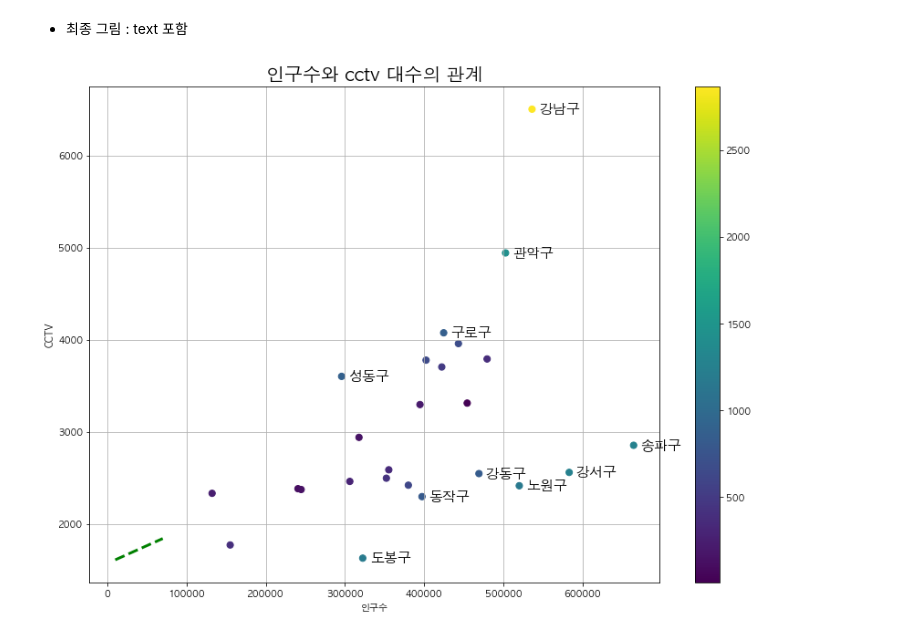
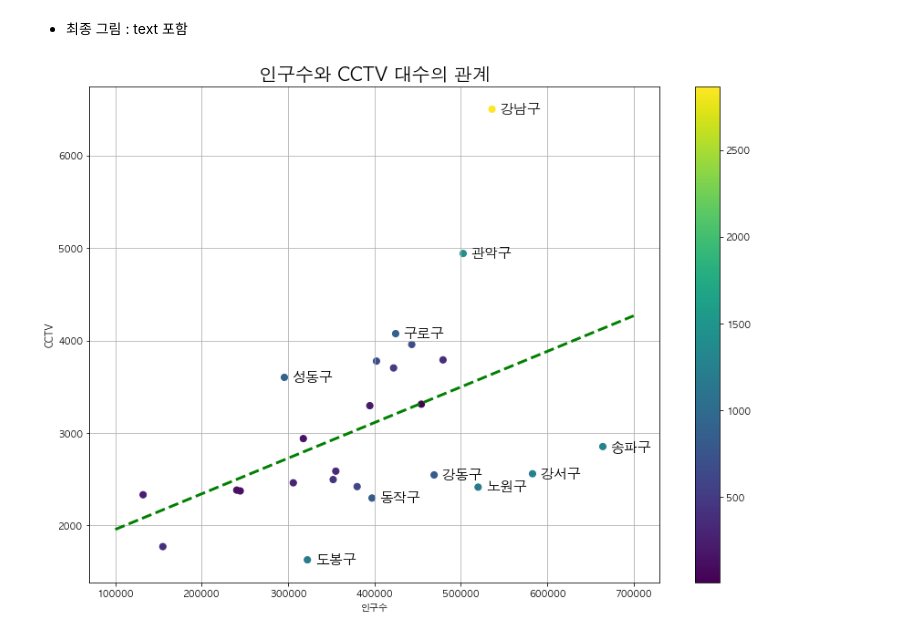
Before and after one commit to saemsaemoo/MachineLearning-2021-12, a Jupyter notebook: 00.데이터분석/21.서울시데이터분석및시각화.ipynb, the cells around one changed output. Cells and saved outputs as stored; diff of their text form; code cells hidden in the pictures.

```diff
--- a/00.데이터분석/21.서울시데이터분석및시각화.ipynb
+++ b/00.데이터분석/21.서울시데이터분석및시각화.ipynb
@@ -13,6 +13,6 @@ import warnings
 warnings.filterwarnings(action='ignore')
 # %%
 df = pd.read_csv('서울시_CCTV_인구_병합데이터.csv')
-df.set_index('구별', inplace=True)
+df.set_index('자치구', inplace=True)
 df.head()
 # %% [output]
@@ -78,7 +79,7 @@ weight, bias
 # %% [output]
 (0.003851197650886375, 1572.3151359747476)
 # %%
-xs = np.array([10000, 70000])
+xs = np.array([100000, 700000])
 ys = (weight * xs) + bias
 ys
 # ⭐️⭐️⭐️⭐️⭐️⭐️ 오류남
@@ -107,15 +128,16 @@ df_sort.head(10)
 - 최종 그림 : text 포함
 # %%
 plt.figure(figsize=(14,10))
-plt.scatter(x=df.인구수, y=df['cctv 대수'], c= df.오차, s=50)
+plt.scatter(x=df.인구수, y=df['cctv대수'], c=df.오차, s=50)
 plt.plot(xs, ys, 'g--', lw=3)
 for i in range(10):
-    plt.text(df_sort.인구수[i]+9000, df_sort['cctv 대수'][i]-50, df_sort.index[i], fontsize=15)
+    plt.text(df_sort.인구수[i]+9000, df_sort['cctv대수'][i]-50,
+             df_sort.index[i], fontsize=15)
 plt.grid()
-plt.title('인구수와 cctv 대수의 관계', fontsize=20)
+plt.title('인구수와 CCTV 대수의 관계', fontsize=20)
 plt.xlabel('인구수')
 plt.ylabel('CCTV')
 plt.colorbar()
-plt.svefig('서울시_인구수와_cctv대수의_관계.png')
+plt.savefig('서울시_인구수와_CCTV대수의_관계.png')
 # %% [output]
-[figure, old version]
+[figure, new version]
```
Also changed, not shown: parts of 13 cells of this notebook, 1 other file.
